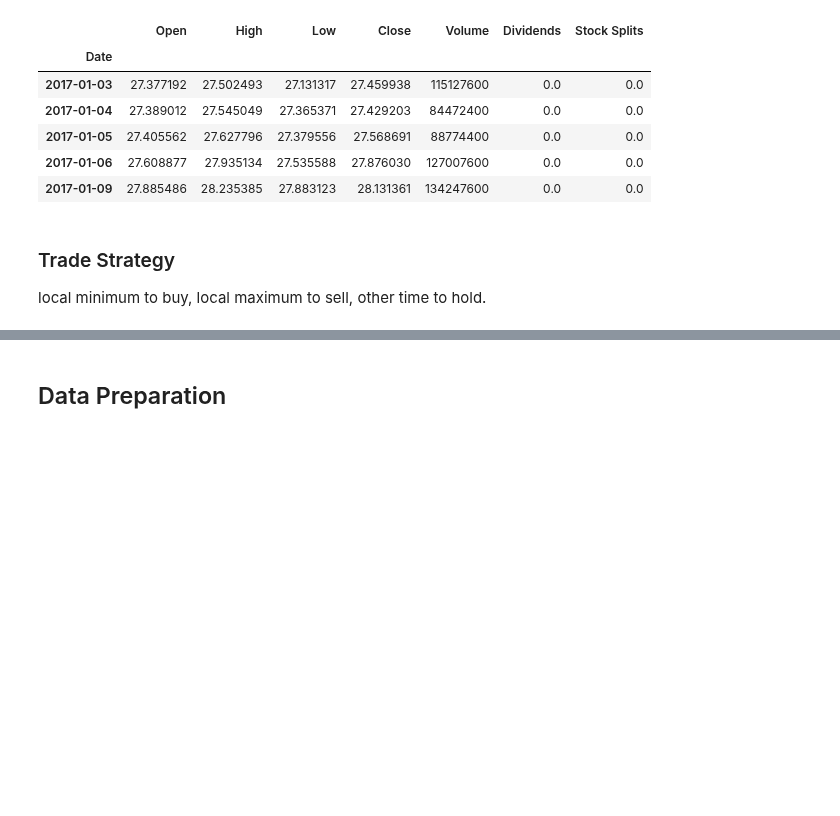
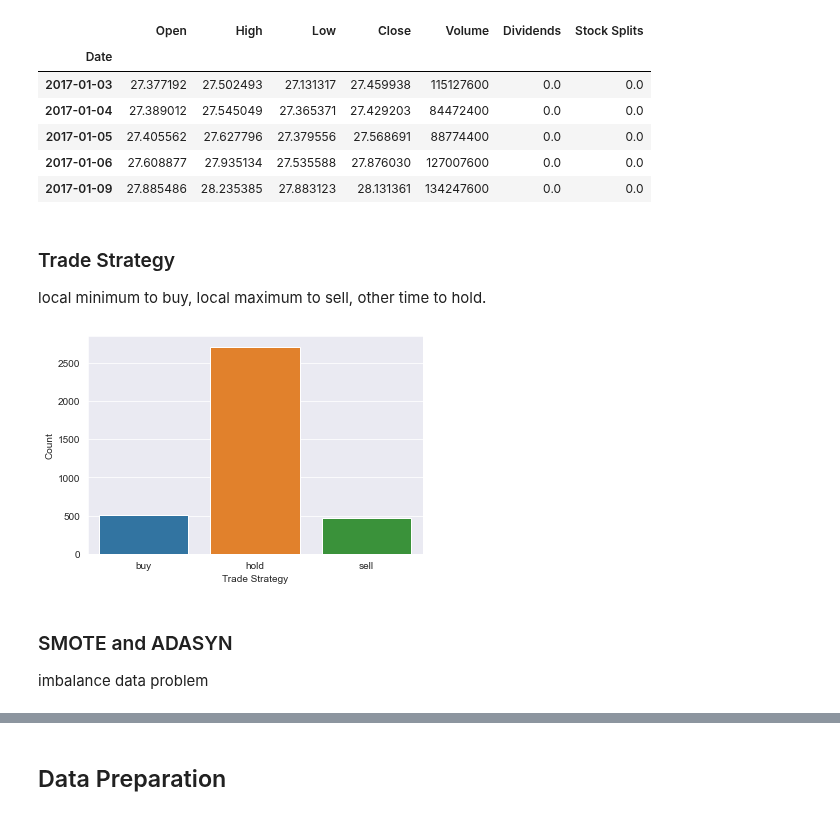
Before and after one commit to ghcn345/Stock-Market-Prediction, a Jupyter notebook: stock_market.ipynb, the cells around one changed output, grey strips where cells are left out. Cells and saved outputs as stored; diff of their text form; code cells hidden in the pictures; blank space fills up the shorter version.

```diff
--- a/stock_market.ipynb
+++ b/stock_market.ipynb
@@ -110,2 +120,2 @@ local minimum to buy, local maximum to sell, other time to hold.
 # %%
-df['decision'] =
+df['decision'] = 'hold'
@@ -111,0 +126,7 @@ df['decision'] =
+# %%
+sns.barplot(x=['buy','hold','sell'], y=df.groupby('decision').size())
+plt.xlabel('Trade Strategy')
+plt.ylabel('Count')
+#plt.savefig('images/trade.jpeg', format='jpeg')
+# %% [output]
+[figure, added]
@@ -111,0 +145,3 @@ df['decision'] =
+# %% [markdown]
+### SMOTE and ADASYN
+imbalance data problem
```
Also changed, not shown: parts of 12 cells of this notebook, 3 other files.
